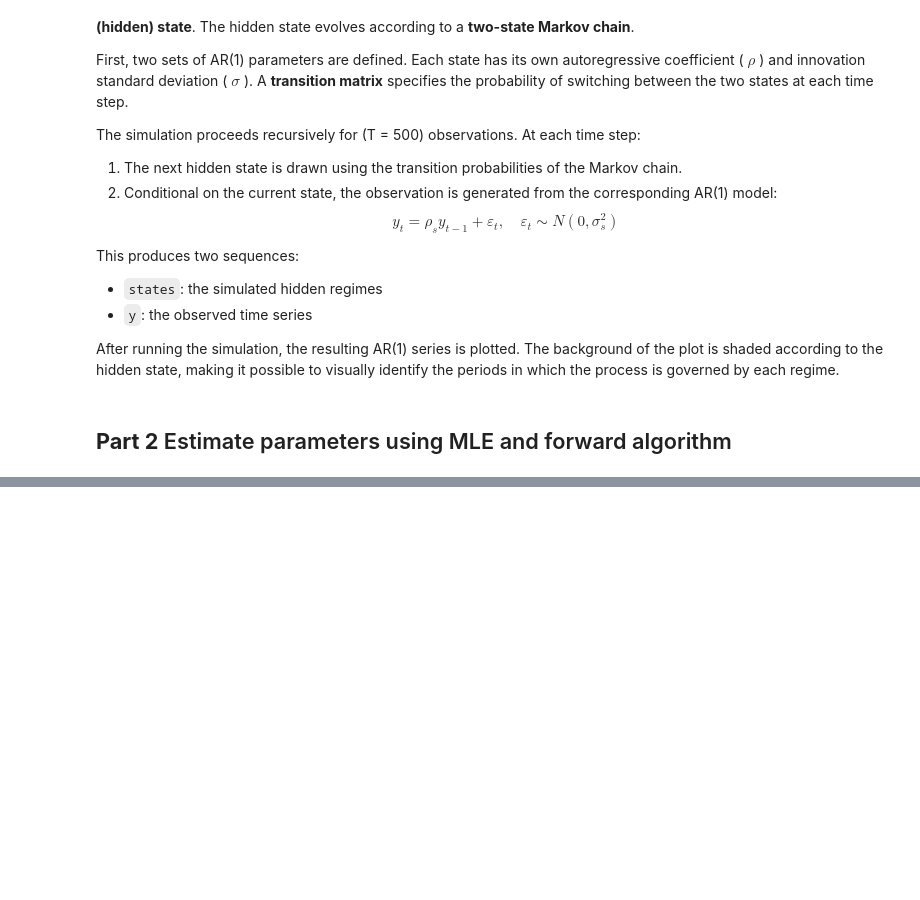
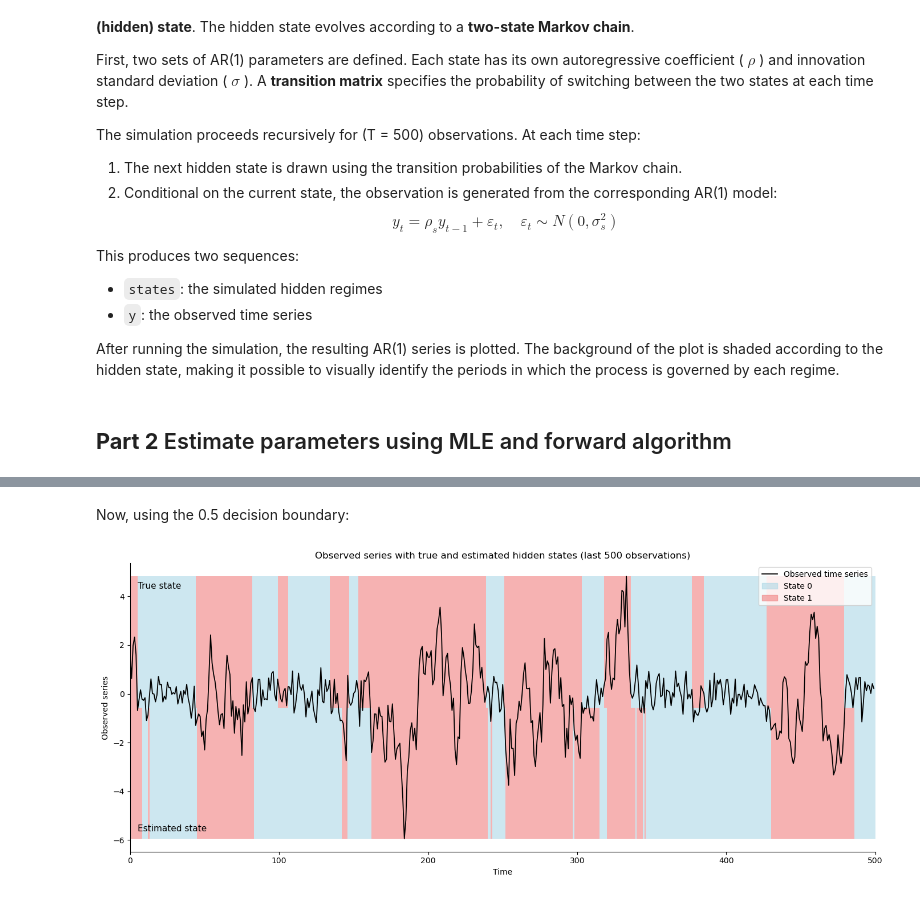
Before and after one commit to aadnerol/STK-MAT2011, a Jupyter notebook: code/notebooks/HMM_testing_gudmund.ipynb, the cells around one changed output, grey strips where cells are left out. Drawn from its saved outputs; the diff is of its cells as text; code cells hidden in the pictures; blank space fills up the shorter version.

```diff
--- a/code/notebooks/HMM_testing_gudmund.ipynb
+++ b/code/notebooks/HMM_testing_gudmund.ipynb
@@ -121,0 +285,62 @@ After running the simulation, the resulting AR(1) series is plotted. The backgro
+# %% [markdown]
+Now, using the 0.5 decision boundary:
+# %%
+import numpy as np
+import matplotlib.pyplot as plt
+import matplotlib.patches as mpatches
+
+# Last 500 observations
+n_plot = 500
+idx = slice(-n_plot, None)
+
+y_plot = y[idx]
+states_true = states[idx]
+probs_plot = probs_hat[idx]
+
+# Hard classification using decision boundary
+states_est = (probs_plot[:, 1] > 0.5).astype(int)
+
+fig, ax = plt.subplots(figsize=(14, 6))
+
+# Plot observed time series
+ax.plot(y_plot, color="black", linewidth=1.3, label="Observed time series", zorder=3)
+
+# Determine vertical limits
+ymin, ymax = y_plot.min(), y_plot.max()
+y_mid = 0.5 * (ymin + ymax)
+
+# Shade TRUE states (top half)
+for t in range(n_plot):
+    color_true = "lightcoral" if states_true[t] == 1 else "lightblue"
+    ax.fill_between([t, t+1], y_mid, ymax, color=color_true, alpha=0.6, linewidth=0)
+
+# Shade ESTIMATED states (bottom half)
+for t in range(n_plot):
+    color_est = "lightcoral" if states_est[t] == 1 else "lightblue"
+    ax.fill_between([t, t+1], ymin, y_mid, color=color_est, alpha=0.6, linewidth=0)
+
+# Labels
+ax.text(5, ymax - 0.02*(ymax-ymin), "True state", fontsize=11, va="top")
+ax.text(5, ymin + 0.02*(ymax-ymin), "Estimated state", fontsize=11, va="bottom")
+
+# Formatting
+ax.set_xlim(0, n_plot)
+ax.set_xlabel("Time")
+ax.set_ylabel("Observed series")
+ax.set_title("Observed series with true and estimated hidden states (last 500 observations)")
+
+# Legend
+line_handle = plt.Line2D([0], [0], color="black", linewidth=1.3, label="Observed time series")
+state0_patch = mpatches.Patch(color="lightblue", alpha=0.6, label="State 0")
+state1_patch = mpatches.Patch(color="lightcoral", alpha=0.6, label="State 1")
+
+ax.legend(handles=[line_handle, state0_patch, state1_patch], loc="upper right")
+
+# Clean style
+ax.spines["top"].set_visible(False)
+ax.spines["right"].set_visible(False)
+
+plt.tight_layout()
+plt.show()
+# %% [output]
+[figure, added]
```
Also changed, not shown: parts of 12 cells of this notebook.
